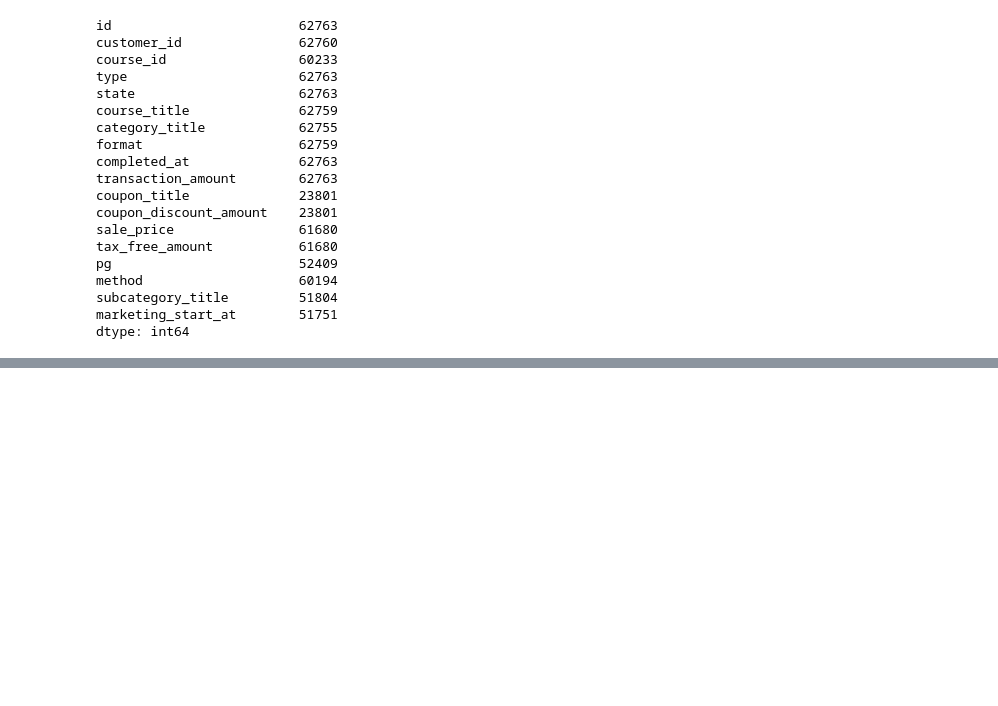
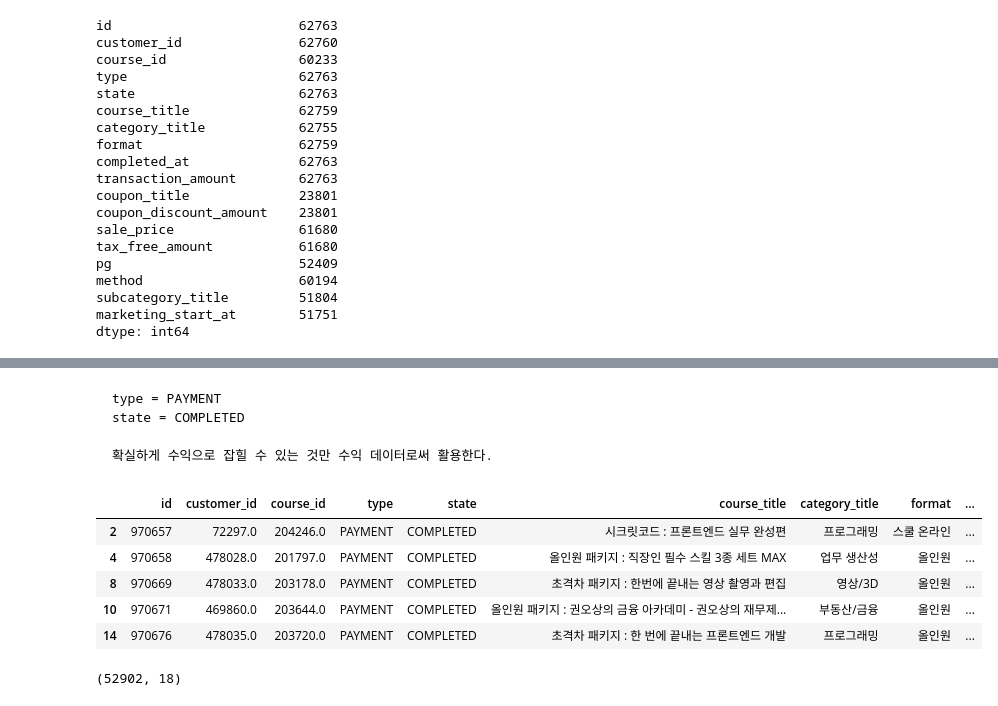
Before and after one commit to y001003/yeardream, a Jupyter notebook: project/fast_campus_eda.ipynb, the cells around one changed output, grey strips where cells are left out. Cells and saved outputs as stored; diff of their text form; code cells hidden in the pictures; blank space fills up the shorter version.

```diff
--- a/project/fast_campus_eda.ipynb
+++ b/project/fast_campus_eda.ipynb
@@ -293,0 +390,21 @@ dtype: int64
+# %% [markdown]
+    type = PAYMENT
+    state = COMPLETED
+
+    확실하게 수익으로 잡힐 수 있는 것만 수익 데이터로써 활용한다.
+# %%
+# 수익
+df_rev = df.loc[ (df['type'] =='PAYMENT') & (df['state']=='COMPLETED')]
+# %%
+df_rev.head()
+# %% [output]
+|  | id | customer_id | course_id | type | state | course_title | category_title | format | ... |
+| 2 | 970657 | 72297.0 | 204246.0 | PAYMENT | COMPLETED | 시크릿코드 : 프론트엔드 실무 완성편 | 프로그래밍 | 스쿨 온라인 | ... |
+| 4 | 970658 | 478028.0 | 201797.0 | PAYMENT | COMPLETED | 올인원 패키지 : 직장인 필수 스킬 3종 세트 MAX | 업무 생산성 | 올인원 | ... |
+| 8 | 970669 | 478033.0 | 203178.0 | PAYMENT | COMPLETED | 초격차 패키지 : 한번에 끝내는 영상 촬영과 편집 | 영상/3D | 올인원 | ... |
+| 10 | 970671 | 469860.0 | 203644.0 | PAYMENT | COMPLETED | 올인원 패키지 : 권오상의 금융 아카데미 - 권오상의 재무제... | 부동산/금융 | 올인원 | ... |
+| 14 | 970676 | 478035.0 | 203720.0 | PAYMENT | COMPLETED | 초격차 패키지 : 한 번에 끝내는 프론트엔드 개발 | 프로그래밍 | 올인원 | ... |
+# %%
+df_rev.shape
+# %% [output]
+(52902, 18)
```
Also changed, not shown: parts of 16 cells of this notebook.
